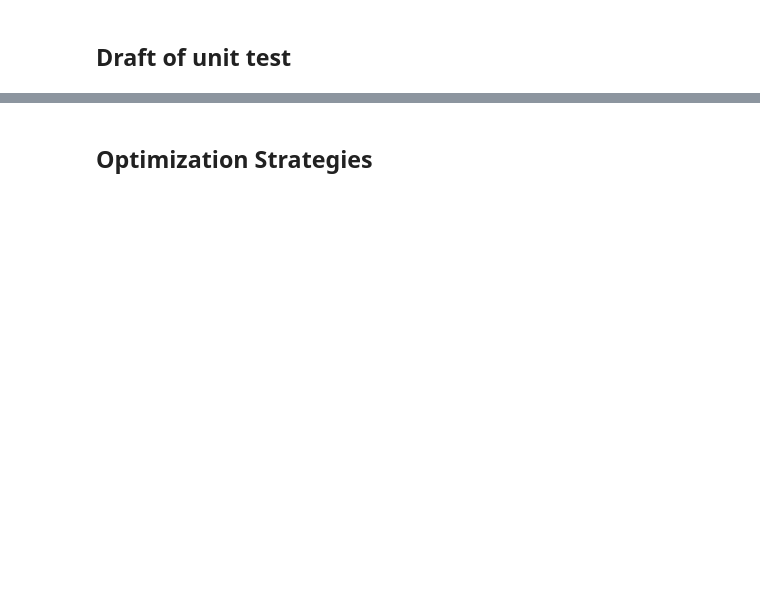
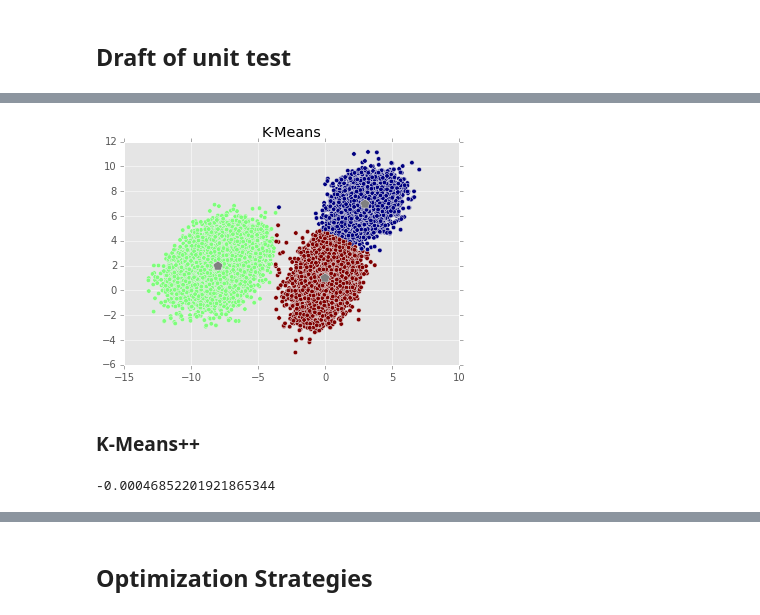
Before and after one commit to jtappler/ScalableKMeansPlusPlus, a Jupyter notebook: ScalableKMeansPlusPlus.ipynb, the cells around one changed output, grey strips where cells are left out. Cells and saved outputs as stored; diff of their text form; code cells hidden in the pictures; blank space fills up the shorter version.

```diff
--- a/ScalableKMeansPlusPlus.ipynb
+++ b/ScalableKMeansPlusPlus.ipynb
@@ -56,0 +242,22 @@ Let $C =\{c_1,...c_k\}$ be the ser of points and let $Y \subseteq X$. We define
+# %%
+KMeans = sklearn.cluster.KMeans(n_clusters=3, init='random', n_init=10, max_iter=500, tol=0.0001)
+KMeans.fit(data);
+df = SimulatedData.AsDataFrame(data)
+plt.scatter(df.X,df.Y,c=KMeans.labels_);
+plt.scatter(KMeans.cluster_centers_[:,0],KMeans.cluster_centers_[:,1], c='grey', s=100, marker=(5,0));
+plt.title("K-Means");
+# %% [output]
+[figure, added]
+# %% [markdown]
+### K-Means++
+# %%
+import timeit
+data1 = SimulatedData.DataSimulation(100000)
+start = timeit.timeit()
+k = 3
+KMeansPlusPlus = sklearn.cluster.KMeans(n_clusters=3, init='k-means++', n_init=10, max_iter=500, tol=0.0001)
+KMeansPlusPlus.fit(data1);
+end = timeit.timeit()
+print(end - start)
+# %% [output]
+-0.00046852201921865344
```
Also changed, not shown: parts of 38 cells of this notebook, 8 other files.
